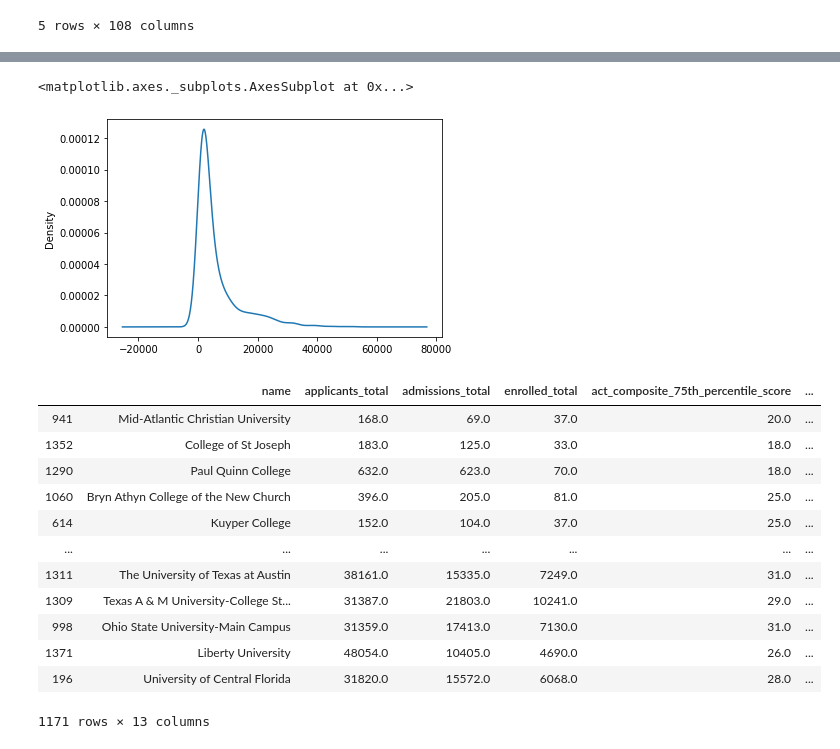
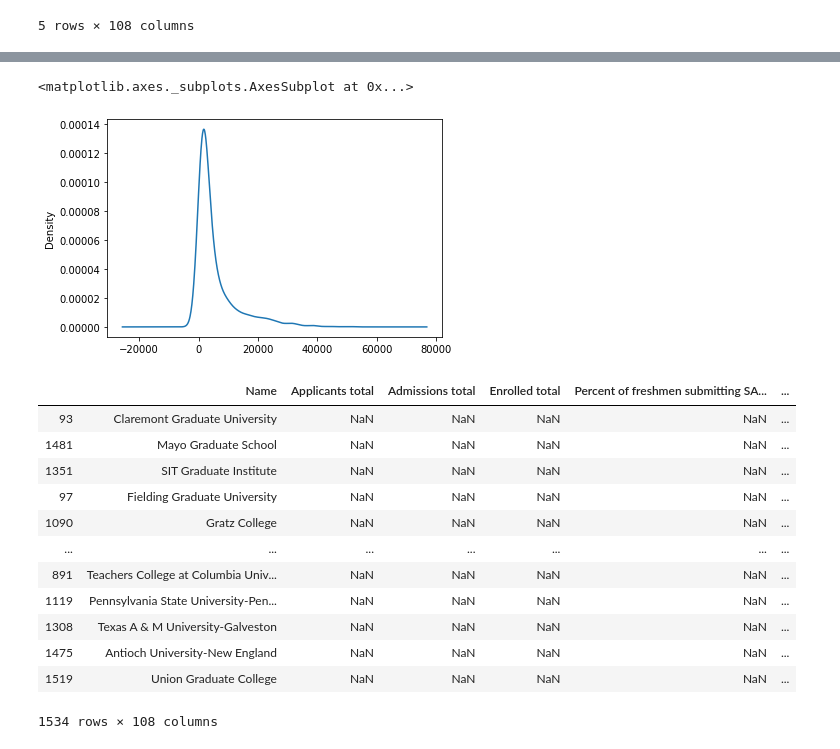
Before and after one commit to jpbailey/438a, a Jupyter notebook: collegeadmissions_updated.ipynb, the cells around one changed output, grey strips where cells are left out. Saved outputs shown, nothing was run; the diff lists cells and outputs as text; code cells hidden in the pictures.

```diff
--- a/collegeadmissions_updated.ipynb
+++ b/collegeadmissions_updated.ipynb
@@ -11,7 +11,7 @@ import numpy as np
 import matplotlib.pyplot as plt
 # %%
 # be sure to have the csv file collegeadmissions.csv in the same directory as this ipynb
-df = pd.read_csv("collegeadmissions.csv")
+df = pd.read_csv("~/Desktop/collegeadmissions.csv")
 df.head()
 # %% [output]
 |  | Name | Applicants total | Admissions total | Enrolled total | Percent of freshmen submitting SA... | ... |
@@ -21,8 +21,3 @@ df.head()
 | 3 | University of Alabama in Huntsville | 2054.0 | 1656.0 | 651.0 | 34.0 | ... |
 | 4 | Alabama State University | 10245.0 | 5251.0 | 1479.0 | 18.0 | ... |
 5 rows × 108 columns
-# %%
-# some of the column heading names don't have the best format so we will fix this here
-df.columns = df.columns.str.strip().str.lower().str.replace(' ', '_').str.replace('(', '').str.replace(')', '').str.replace('-', '_')
-# df.iloc[:,90:100]
-df.columns[90:100]
@@ -51,39 +54,3 @@ df.describe()
 | 75% | 7016.000000 | 4203.000000 | 1246.000000 | 86.000000 | 87.000000 | ... |
 | max | 72676.000000 | 35815.000000 | 10241.000000 | 100.000000 | 100.000000 | ... |
 8 rows × 97 columns
-# %%
-# there is a lot of data in this csv file
-# instead of keeping all of it, let's start by just selecting the information
-# that we want to look at by taking the college name so we know what the data
-# represents and 11 of the numerical columns and then reducing
-# the dataframe to only rows where all 11 observations are avaialable
-#
-# the first column is:
-# Name - the name of the college or university
-#
-# the other 11 columns are:
-# Applicants total - how many applications
-# Admissions total - how many admissions
-# Enrolled total - how many of the admittes students chose the university or college
-# ACT Composite 75th percentile score - ACT Score
-# Estimated undergraduate enrollment, total
-# Total price for in-state students living on campus 2013-14
-# Total price for out-of-state students living on campus 2013-14
-# Percent of total enrollment that are White
-# Percent of undergraduate enrollment that are women
-# Graduation rate - Bachelor degree within 5 years, total
-# Percent of freshmen receiving any financial aid
-
-df = df[['name', 'applicants_total', 'admissions_total',
-         'enrolled_total',
-         'act_composite_75th_percentile_score',
-         'estimated_undergraduate_enrollment,_total',
-         'total_price_for_in_state_students_living_on_campus_2013_14',
-         'total_price_for_out_of_state_students_living_on_campus_2013_14',
-         'percent_of_total_enrollment_that_are_white',
-         'percent_of_undergraduate_enrollment_that_are_women',
-         'graduation_rate___bachelor_degree_within_5_years,_total',
-         'percent_of_freshmen_receiving_any_financial_aid',
-        'percent_of_freshmen_receiving_pell_grants']]
-df=df.dropna() # this drops the rows that have missing values
-df.describe()
@@ -117,24 +74,24 @@ df.corr()
 # %%
 # a kernel density plot may help too
-df["estimated_undergraduate_enrollment,_total"].plot.kde()
+df['Estimated undergraduate enrollment, total'].plot.kde()
 # %% [output]
 <matplotlib.axes._subplots.AxesSubplot at 0x...>
-[figure, old version]
+[figure, new version]
 # %%
 # some schools look to be really large or really small
 # how can we see this data?
-df.sort_values(by=["estimated_undergraduate_enrollment,_total"])
+df.sort_values(by=['Estimated undergraduate enrollment, total'])
 # %% [output]
-|  | name | applicants_total | admissions_total | enrolled_total | act_composite_75th_percentile_score | ... |
-| 941 | Mid-Atlantic Christian University | 168.0 | 69.0 | 37.0 | 20.0 | ... |
-| 1352 | College of St Joseph | 183.0 | 125.0 | 33.0 | 18.0 | ... |
-| 1290 | Paul Quinn College | 632.0 | 623.0 | 70.0 | 18.0 | ... |
-| 1060 | Bryn Athyn College of the New Church | 396.0 | 205.0 | 81.0 | 25.0 | ... |
-| 614 | Kuyper College | 152.0 | 104.0 | 37.0 | 25.0 | ... |
+|  | Name | Applicants total | Admissions total | Enrolled total | Percent of freshmen submitting SA... | ... |
+| 93 | Claremont Graduate University | NaN | NaN | NaN | NaN | ... |
+| 1481 | Mayo Graduate School | NaN | NaN | NaN | NaN | ... |
+| 1351 | SIT Graduate Institute | NaN | NaN | NaN | NaN | ... |
+| 97 | Fielding Graduate University | NaN | NaN | NaN | NaN | ... |
+| 1090 | Gratz College | NaN | NaN | NaN | NaN | ... |
 | ... | ... | ... | ... | ... | ... | ... |
-| 1311 | The University of Texas at Austin | 38161.0 | 15335.0 | 7249.0 | 31.0 | ... |
-| 1309 | Texas A & M University-College St... | 31387.0 | 21803.0 | 10241.0 | 29.0 | ... |
-| 998 | Ohio State University-Main Campus | 31359.0 | 17413.0 | 7130.0 | 31.0 | ... |
-| 1371 | Liberty University | 48054.0 | 10405.0 | 4690.0 | 26.0 | ... |
-| 196 | University of Central Florida | 31820.0 | 15572.0 | 6068.0 | 28.0 | ... |
+| 891 | Teachers College at Columbia Univ... | NaN | NaN | NaN | NaN | ... |
+| 1119 | Pennsylvania State University-Pen... | NaN | NaN | NaN | NaN | ... |
+| 1308 | Texas A & M University-Galveston | NaN | NaN | NaN | NaN | ... |
+| 1475 | Antioch University-New England | NaN | NaN | NaN | NaN | ... |
+| 1519 | Union Graduate College | NaN | NaN | NaN | NaN | ... |
-1171 rows × 13 columns
+1534 rows × 108 columns
```
Also changed, not shown: parts of 17 cells of this notebook.
